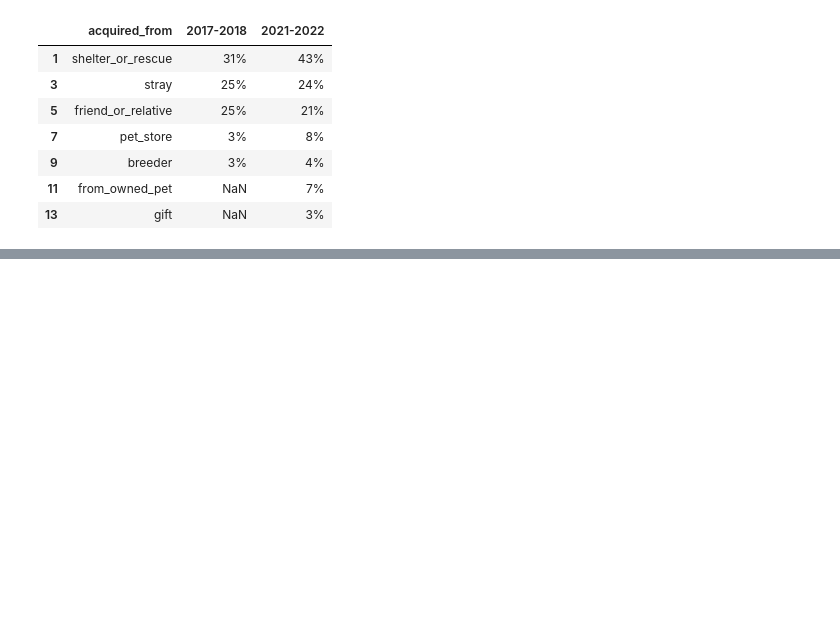
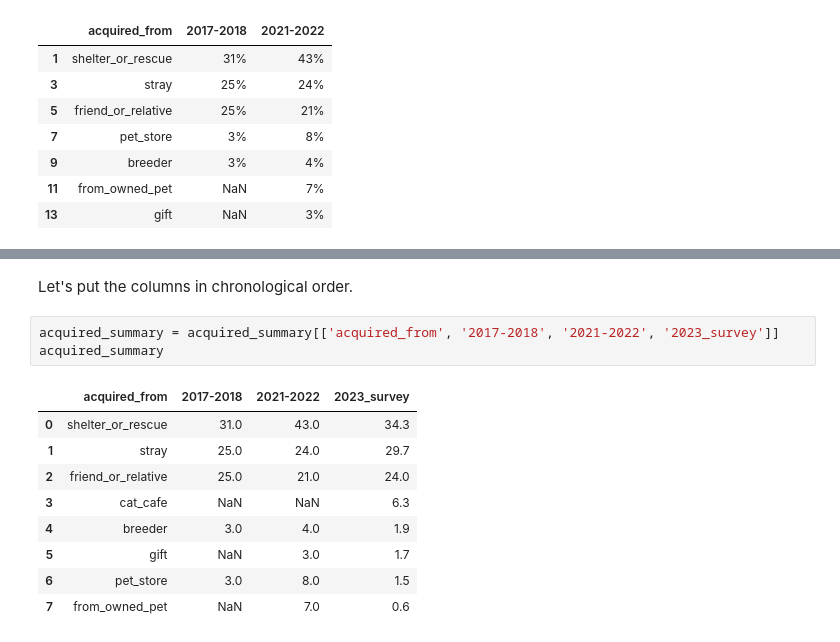
Before and after one commit to BlueKYGirl/purrfect_purrsonalities, a Jupyter notebook: purrfect_purrsonalities.ipynb, the cells around one changed output, grey strips where cells are left out. Cells and saved outputs as stored; diff of their text form; blank space fills up the shorter version.

```diff
--- a/purrfect_purrsonalities.ipynb
+++ b/purrfect_purrsonalities.ipynb
@@ -536,0 +638,15 @@ humane_df
+# %% [markdown]
+Let's put the columns in chronological order.
+# %%
+acquired_summary = acquired_summary[['acquired_from', '2017-2018', '2021-2022', '2023_survey']]
+acquired_summary
+# %% [output]
+|  | acquired_from | 2017-2018 | 2021-2022 | 2023_survey |
+| 0 | shelter_or_rescue | 31.0 | 43.0 | 34.3 |
+| 1 | stray | 25.0 | 24.0 | 29.7 |
+| 2 | friend_or_relative | 25.0 | 21.0 | 24.0 |
+| 3 | cat_cafe | NaN | NaN | 6.3 |
+| 4 | breeder | 3.0 | 4.0 | 1.9 |
+| 5 | gift | NaN | 3.0 | 1.7 |
+| 6 | pet_store | 3.0 | 8.0 | 1.5 |
+| 7 | from_owned_pet | NaN | 7.0 | 0.6 |
```
Also changed, not shown: parts of 14 cells of this notebook.
